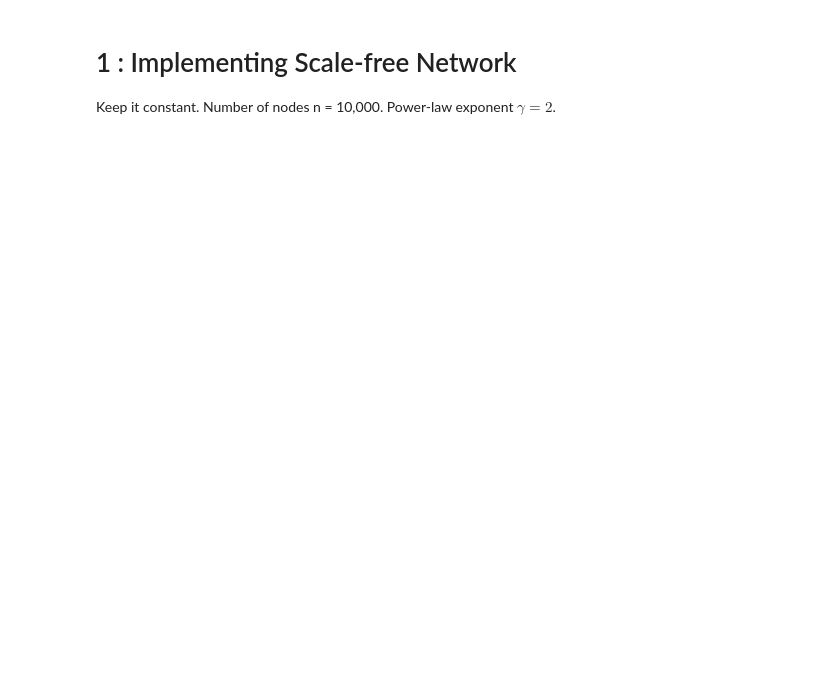
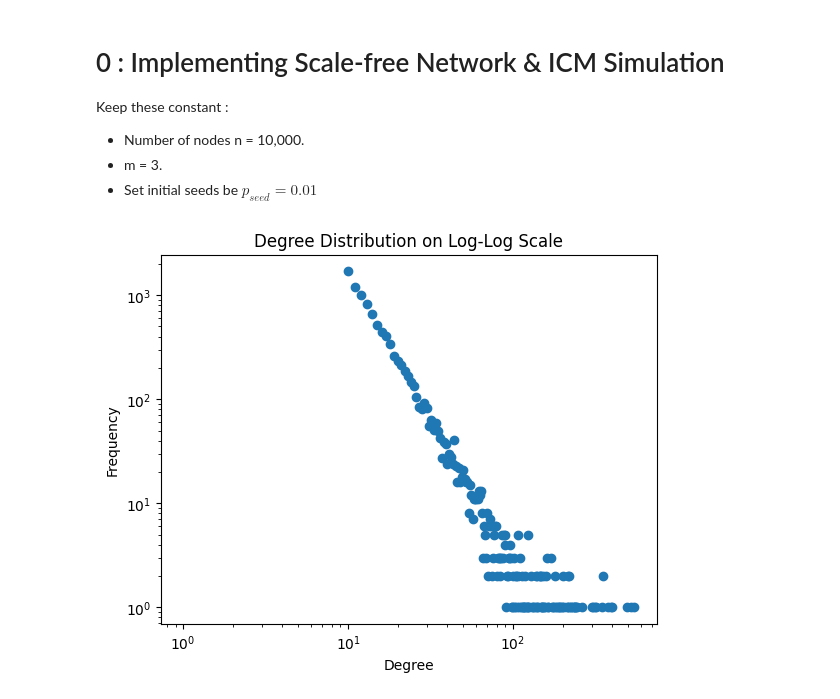
Before and after one commit to hsinorshin/SF5, a Jupyter notebook: Final.ipynb, the cells around one changed output. Drawn from its saved outputs; the diff is of its cells as text; code cells hidden in the pictures; blank space fills up the shorter version.

```diff
--- a/Final.ipynb
+++ b/Final.ipynb
@@ -57,4 +86,8 @@ Bonus : Homophily - popular nodes befriending each other.
 # %% [markdown]
-# 1 : Implementing Scale-free Network
+# 0 : Implementing Scale-free Network & ICM Simulation
 
-Keep it constant. Number of nodes n = 10,000. Power-law exponent $\gamma = 2$.
+Keep these constant :
+
+- Number of nodes n = 10,000.
+- m = 3.
+- Set initial seeds be $p_{seed}=0.01$
@@ -60,0 +220,19 @@ Keep it constant. Number of nodes n = 10,000. Power-law exponent $\gamma = 2$.
+# %%
+n = 10000
+m = 10
+G = nx.barabasi_albert_graph(n,m)
+
+# Plot degree distribution on a log-log scale
+degree_sequence = [d for n, d in G.degree()]
+degree_count = np.bincount(degree_sequence)
+deg = np.arange(len(degree_count))
+
+plt.scatter(deg,degree_count)
+plt.yscale('log')
+plt.xscale('log')
+plt.title("Degree Distribution on Log-Log Scale")
+plt.xlabel("Degree")
+plt.ylabel("Frequency")
+plt.show()
+# %% [output]
+[figure, added]
```
Also changed, not shown: parts of 22 cells of this notebook.
